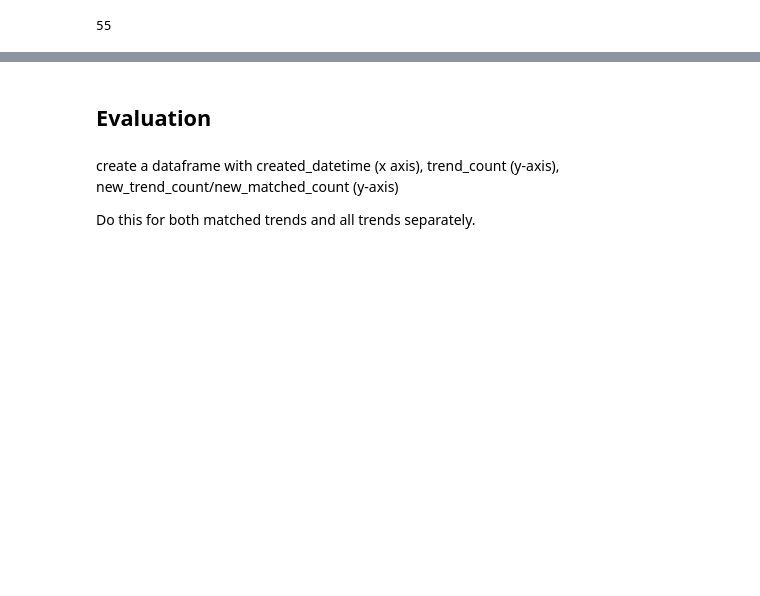
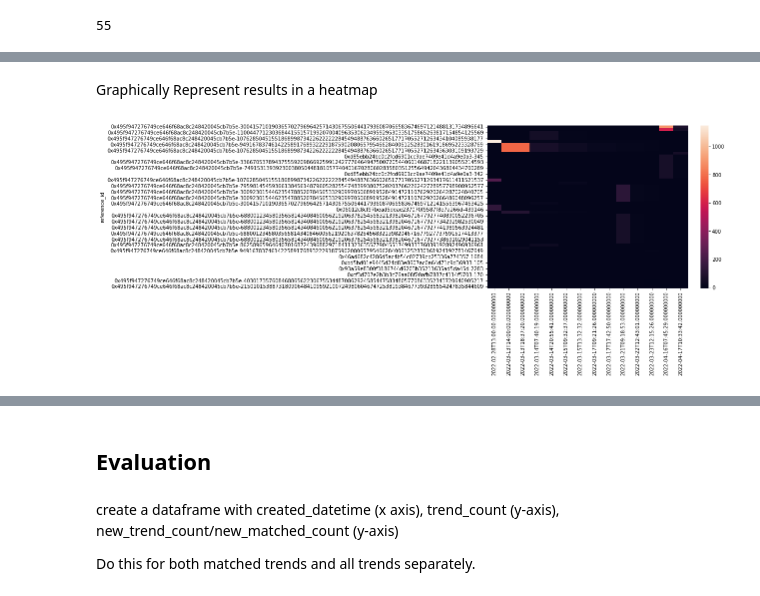
Before and after one commit to dinuka-rp/nerdy-panda, a Jupyter notebook: Prototype/RecSys/Trends_Content_based_NFT_Recommender_System.ipynb, the cells around one changed output, grey strips where cells are left out. Saved outputs shown, nothing was run; the diff lists cells and outputs as text; code cells hidden in the pictures; blank space fills up the shorter version.

```diff
--- a/Prototype/RecSys/Trends_Content_based_NFT_Recommender_System.ipynb
+++ b/Prototype/RecSys/Trends_Content_based_NFT_Recommender_System.ipynb
@@ -469,3 +465,11 @@ def get_date_diff(d0, d1):
+# %%
+def calculate_trend_score(date_diff, trend_volume, median_tweet_volume, sentiment):
+  mu = 0.1 # constant
+
+  trend_impact_score = (trend_volume/ median_tweet_volume)
+
+  trend_score = sentiment * trend_impact_score/ (mu + date_diff)
+  return trend_score
 # %% [markdown]
 Calculate `trend_score` for each trend
 # %%
@@ -603,0 +725,8 @@ top_trending_nfts_df.shape[0]
+# %% [markdown]
+Graphically Represent results in a heatmap
+# %%
+f, ax = plt.subplots(figsize=(9, 6)) # heatmap cell size
+sns.heatmap(heatmap_df, vmax=max_trend_score, ax=ax)
+plt.show()
+# %% [output]
+[figure, added]
```
Also changed, not shown: parts of 41 cells of this notebook.
